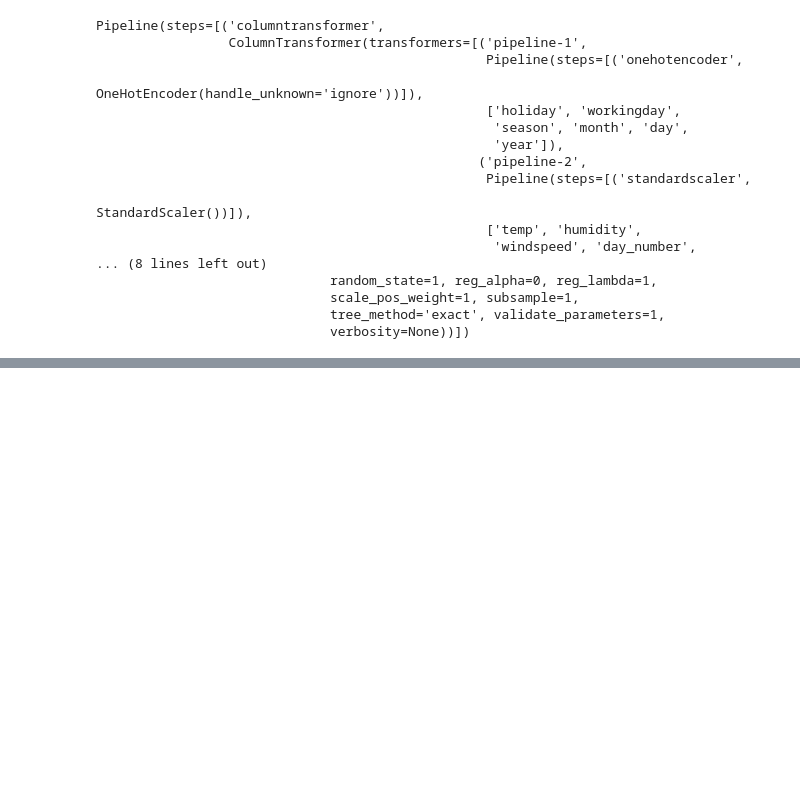
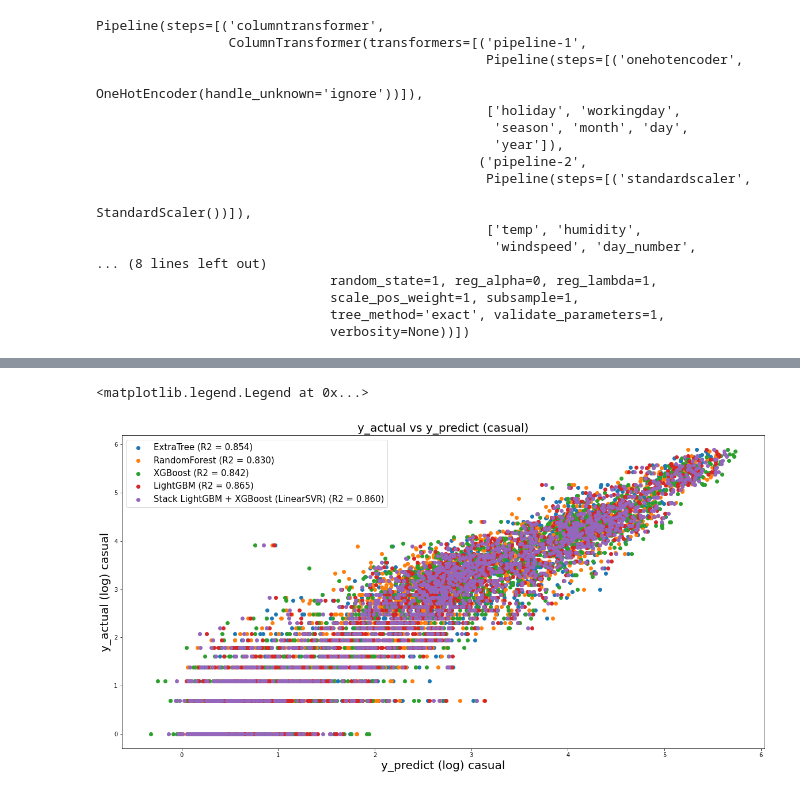
Before and after one commit to RudyBourez/Bike_Sharing_API, a Jupyter notebook: Modèles/model_casual_register.ipynb, the cells around one changed output, grey strips where cells are left out. Cells and saved outputs as stored; diff of their text form; code cells hidden in the pictures; blank space fills up the shorter version.

```diff
--- a/Modèles/model_casual_register.ipynb
+++ b/Modèles/model_casual_register.ipynb
@@ -244,0 +337,31 @@ Pipeline(steps=[('columntransformer',
+# %%
+models_rfr_casual.fit(X_train, y_train_casual)
+y_pred_rfr_casual = models_rfr_casual.predict(X_test)
+score_rfr_casual = models_rfr_casual.score(X_test, y_test_casual)
+
+models_etr_casual.fit(X_train, y_train_casual)
+y_pred_etr_casual = models_etr_casual.predict(X_test)
+score_etr_casual = models_etr_casual.score(X_test, y_test_casual)
+
+models_xgbr_casual.fit(X_train, y_train_casual)
+y_pred_xgbr_casual = models_xgbr_casual.predict(X_test)
+score_xgbr_casual = models_xgbr_casual.score(X_test, y_test_casual)
+
+
+models_lgbm_casual.fit(X_train, y_train_casual)
+y_pred_lgbm_casual = models_lgbm_casual.predict(X_test)
+score_lgbm_casual = models_lgbm_casual.score(X_test, y_test_casual)
+
+model_stack_LinearSVR_lgbm_xgboost_casual.fit(X_train, y_train_casual)
+y_pred_stack_LinearSVR_lgbm_xgboost_casual = model_stack_LinearSVR_lgbm_xgboost_casual.predict(X_test)
+score_stack_LinearSVR_lgbm_xgboost_casual = model_stack_LinearSVR_lgbm_xgboost_casual.score(X_test, y_test_casual)
+# %%
+plot_model_casual = pd.DataFrame(data=y_test, columns=['y_test_casual'])
+# plot_y_etr['y_test'] = y_test
+plot_model_casual['y_test_casual']=y_test_casual
+plot_model_casual['y_pred_etr_casual']=y_pred_etr_casual
+plot_model_casual['y_pred_rfr_casual']=y_pred_rfr_casual
+plot_model_casual['y_pred_xgbr_casual']=y_pred_xgbr_casual
+plot_model_casual['y_pred_lgbm_casual']=y_pred_lgbm_casual
+plot_model_casual['y_pred_stack_LinearSVR_lgbm_xgboost_casual']=y_pred_stack_LinearSVR_lgbm_xgboost_casual
+plot_model_casual
@@ -244,0 +382,15 @@ Pipeline(steps=[('columntransformer',
+# %%
+plt.rcParams["figure.figsize"] = (20,10)
+
+plt.scatter(plot_model_casual['y_pred_etr_casual'], plot_model_casual['y_test_casual'],label="ExtraTree (R2 = %0.3f)" % score_etr_casual)
+plt.scatter(plot_model_casual['y_pred_rfr_casual'], plot_model_casual['y_test_casual'],label="RandomForest (R2 = %0.3f)" % score_rfr_casual)
+plt.scatter(plot_model_casual['y_pred_xgbr_casual'], plot_model_casual['y_test_casual'],label="XGBoost (R2 = %0.3f)" % score_xgbr_casual)
+plt.scatter(plot_model_casual['y_pred_lgbm_casual'], plot_model_casual['y_test_casual'],label="LightGBM (R2 = %0.3f)" % score_lgbm_casual)
+plt.scatter(plot_model_casual['y_pred_stack_LinearSVR_lgbm_xgboost_casual'], plot_model_casual['y_test_casual'],label="Stack LightGBM + XGBoost (LinearSVR) (R2 = %0.3f)" % score_stack_LinearSVR_lgbm_xgboost_casual)
+plt.title('y_actual vs y_predict (casual)', fontsize=20)
+plt.xlabel('y_predict (log) casual', fontsize=20)
+plt.ylabel('y_actual (log) casual', fontsize=20)
+plt.legend(fontsize=15)
+# %% [output]
+<matplotlib.legend.Legend at 0x...>
+[figure, added]
```
Also changed, not shown: parts of 12 cells of this notebook, 3 other files.
